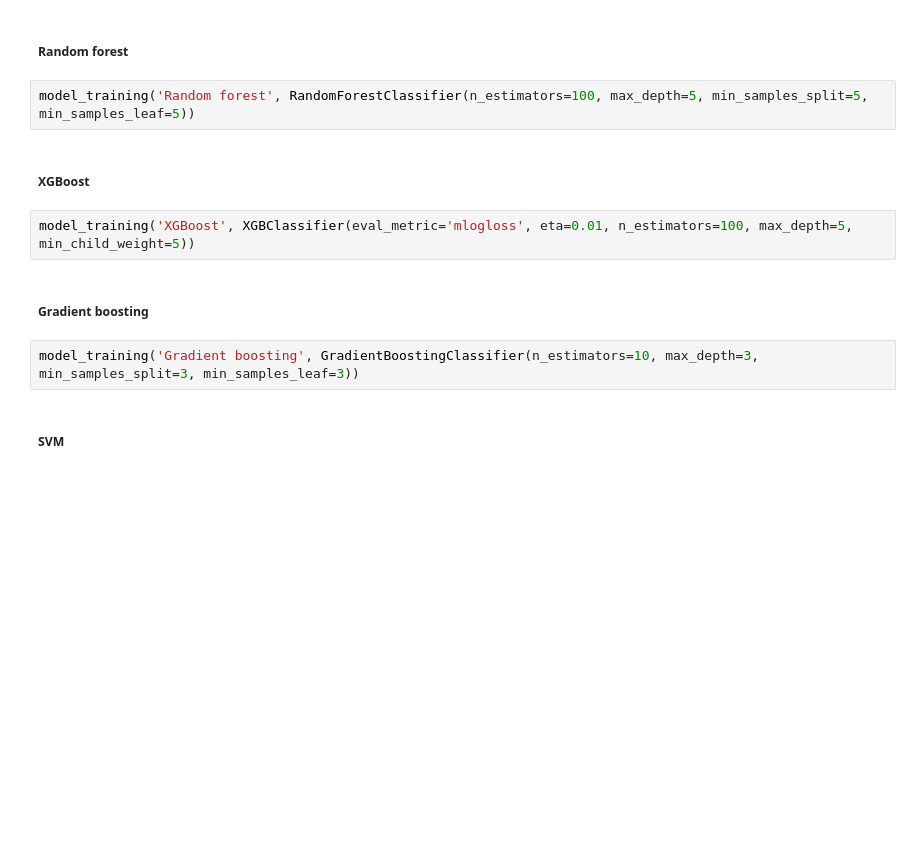
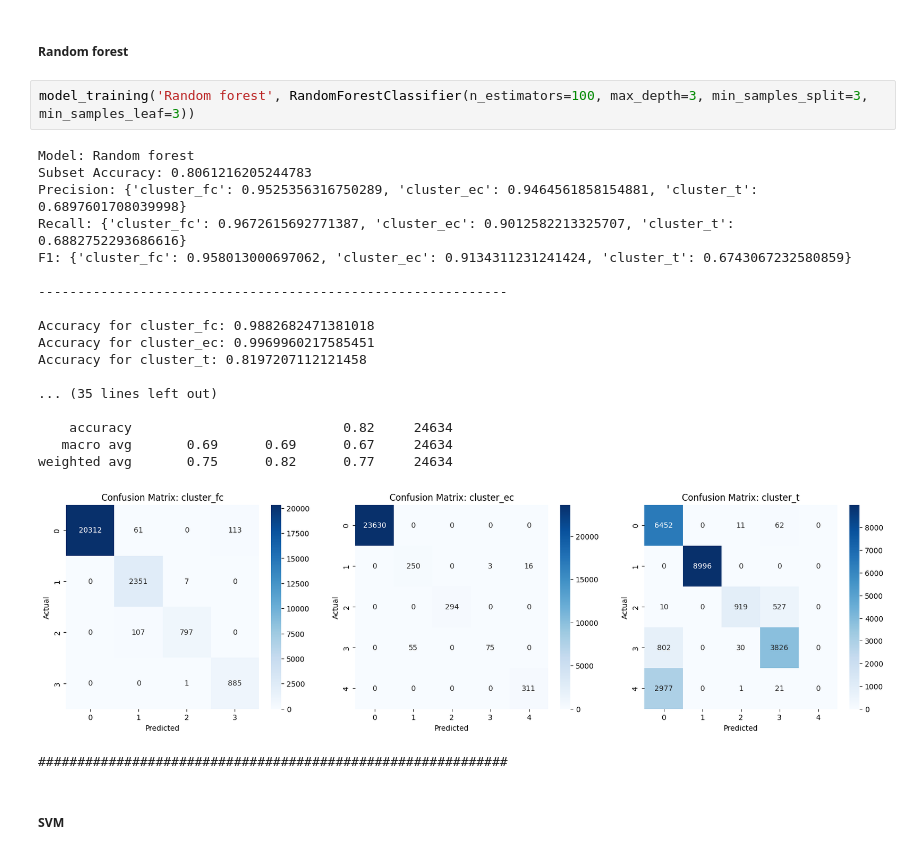
Before and after one commit to spark1217/clustering-based-classification, a Jupyter notebook: 3b-prediction-model-montly-recency.ipynb, the cells around one changed output. Cells and saved outputs as stored; diff of their text form; blank space fills up the shorter version.

```diff
--- a/3b-prediction-model-montly-recency.ipynb
+++ b/3b-prediction-model-montly-recency.ipynb
@@ -536,15 +573,27 @@ model_training('Logistic regression', LogisticRegression(max_iter=1000000, solve
 # %% [markdown]
 ##### Random forest
 # %%
-model_training('Random forest', RandomForestClassifier(n_estimators=100, max_depth=5, min_samples_split=5, min_samples_leaf=5))
+model_training('Random forest', RandomForestClassifier(n_estimators=100, max_depth=3, min_samples_split=3, min_samples_leaf=3))
+# %% [output]
+Model: Random forest
+Subset Accuracy: 0.8061216205244783
+Precision: {'cluster_fc': 0.9525356316750289, 'cluster_ec': 0.9464561858154881, 'cluster_t': 0.6897601708039998}
+Recall: {'cluster_fc': 0.9672615692771387, 'cluster_ec': 0.9012582213325707, 'cluster_t': 0.6882752293686616}
+F1: {'cluster_fc': 0.958013000697062, 'cluster_ec': 0.9134311231241424, 'cluster_t': 0.6743067232580859}
+
+------------------------------------------------------------
+
+Accuracy for cluster_fc: 0.9882682471381018
+Accuracy for cluster_ec: 0.9969960217585451
+Accuracy for cluster_t: 0.8197207112121458
+
+... (35 lines left out)
+
+    accuracy                           0.82     24634
+   macro avg       0.69      0.69      0.67     24634
+weighted avg       0.75      0.82      0.77     24634
+[figure, added]
+############################################################
-# %% [markdown]
-##### XGBoost
-# %%
-model_training('XGBoost', XGBClassifier(eval_metric='mlogloss', eta=0.01, n_estimators=100, max_depth=5, min_child_weight=5))
-# %% [markdown]
-##### Gradient boosting
-# %%
-model_training('Gradient boosting', GradientBoostingClassifier(n_estimators=10, max_depth=3, min_samples_split=3, min_samples_leaf=3))
 # %% [markdown]
 ##### SVM
 # %%
```
Also changed, not shown: parts of 4 cells of this notebook, 1 other file.
